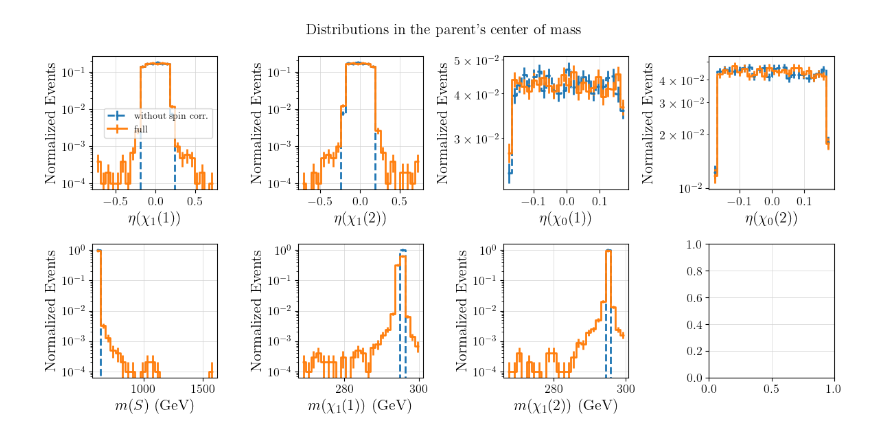
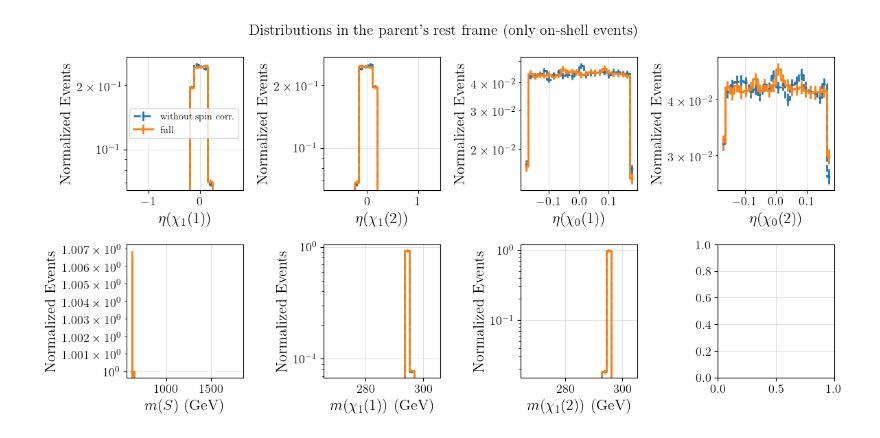
Before and after one commit to andlessa/back2futureTrigger, a Jupyter notebook: spin_tests.ipynb, the cells around one changed output. Saved outputs shown, nothing was run; the diff lists cells and outputs as text; code cells hidden in the pictures.

```diff
--- a/spin_tests.ipynb
+++ b/spin_tests.ipynb
@@ -94,11 +94,11 @@ def getchi1s(photons,chi0s):
         return [chi1p,chi1m]
 # %%
 files = {
-         'without spin corr.' : './pp2Sd/Events/run_02_decayed_1/unweighted_events.lhe.gz',
-        #  'with spin corr.' : './pp2Sd/Events/run_02_decayed_4/unweighted_events.lhe.gz',
-        #  'decay' : './pp2chi0chi0Decays/Events/run_01/unweighted_events.lhe.gz',
-         'full' : './pp2chi0chi0/Events/run_04/unweighted_events.lhe.gz',
+         'without spin corr.' : './pp2Sd/Events/run_01_decayed_1/unweighted_events.lhe.gz',
+        #  'with spin corr.' : './pp2Sd/Events/run_01_decayed_2/unweighted_events.lhe.gz',
+         'full' : './pp2chi0chi0/Events/run_01/unweighted_events.lhe.gz',
          }
+
 
 pT = {}
 eta = {}
@@ -111,7 +111,7 @@ cols = ['label',r'$\eta(\chi_1 (1))$',r'$\eta(\chi_1 (2))$',
                 r'$m(\chi_0 (1))$ (GeV)',r'$m(\chi_0 (2))$ (GeV)'
         ]
 
-nmax = 10000
+nmax = -1
 dataList = []
 for label,f in files.items():
     ievt = 0
@@ -182,42 +229,41 @@ while nrows*ncols < len(plot_variables):
     nrows += 1
 fig,axes = plt.subplots(ncols=ncols,nrows=nrows,figsize=(3*ncols,3*nrows))
 axarr = np.array(axes).reshape(-1)
-
 
 
 
 for i,var in enumerate(plot_variables):
     v_max, v_min = df[var].max(),df[var].min()
     bins = np.linspace(v_min,v_max,25)
     bin_centers = 0.5*(bins[1:] + bins[:-1])
     ax = axarr[i]
     ymax = 0.0
     for label in df['label'].unique():
         if 'full' in label:
             ls = 'solid'
         else:
             ls = 'dashed'
         data = df[df['label'] == label]
         ## Filter for on-shell events:
-        # data = data[np.abs(df[r'$m(\chi_1 (1))$ (GeV)']-df[r'$m(\chi_1 (1))$ (GeV)'].mean()) < 1.0]
-        # data = data[np.abs(df[r'$m(\chi_1 (2))$ (GeV)']-df[r'$m(\chi_1 (2))$ (GeV)'].mean()) < 1.0]
-        # data = data[np.abs(df[r'$m(S)$ (GeV)']-df[r'$m(S)$ (GeV)'].mean()) < 1.0]
+        data = data.loc[np.abs(df[r'$m(\chi_1 (1))$ (GeV)']-df[r'$m(\chi_1 (1))$ (GeV)'].mean()) < 1.0]
+        data = data.loc[np.abs(df[r'$m(\chi_1 (2))$ (GeV)']-df[r'$m(\chi_1 (2))$ (GeV)'].mean()) < 1.0]
+        data = data.loc[np.abs(df[r'$m(S)$ (GeV)']-df[r'$m(S)$ (GeV)'].mean()) < 1.0]
         y,_ = np.histogram(data[var], bins=bins)
         yerr = np.sqrt(y)
         norm = sum(y)
         y = y/norm
         ymax = max(ymax,y.max())
         yerr = yerr/norm
         ax.errorbar(bin_centers,y,yerr = yerr,marker = '.',drawstyle = 'steps-mid',
                  label=label,linewidth=2,linestyle=ls)
     ax.set_xlabel(var)
     ax.set_ylabel('Normalized Events')
     if i == 0:
         ax.legend()
     # ax.set_ylim(0.0,1.1*ymax)
     ax.set_yscale('log')
-fig.suptitle("Distributions in the parent's center of mass")
+fig.suptitle("Distributions in the parent's rest frame (only on-shell events)")
 plt.tight_layout()
 plt.show()
 # %% [output]
-[figure, old version]
+[figure, new version]
```
Also changed, not shown: parts of 2 cells of this notebook, 3 other files.
